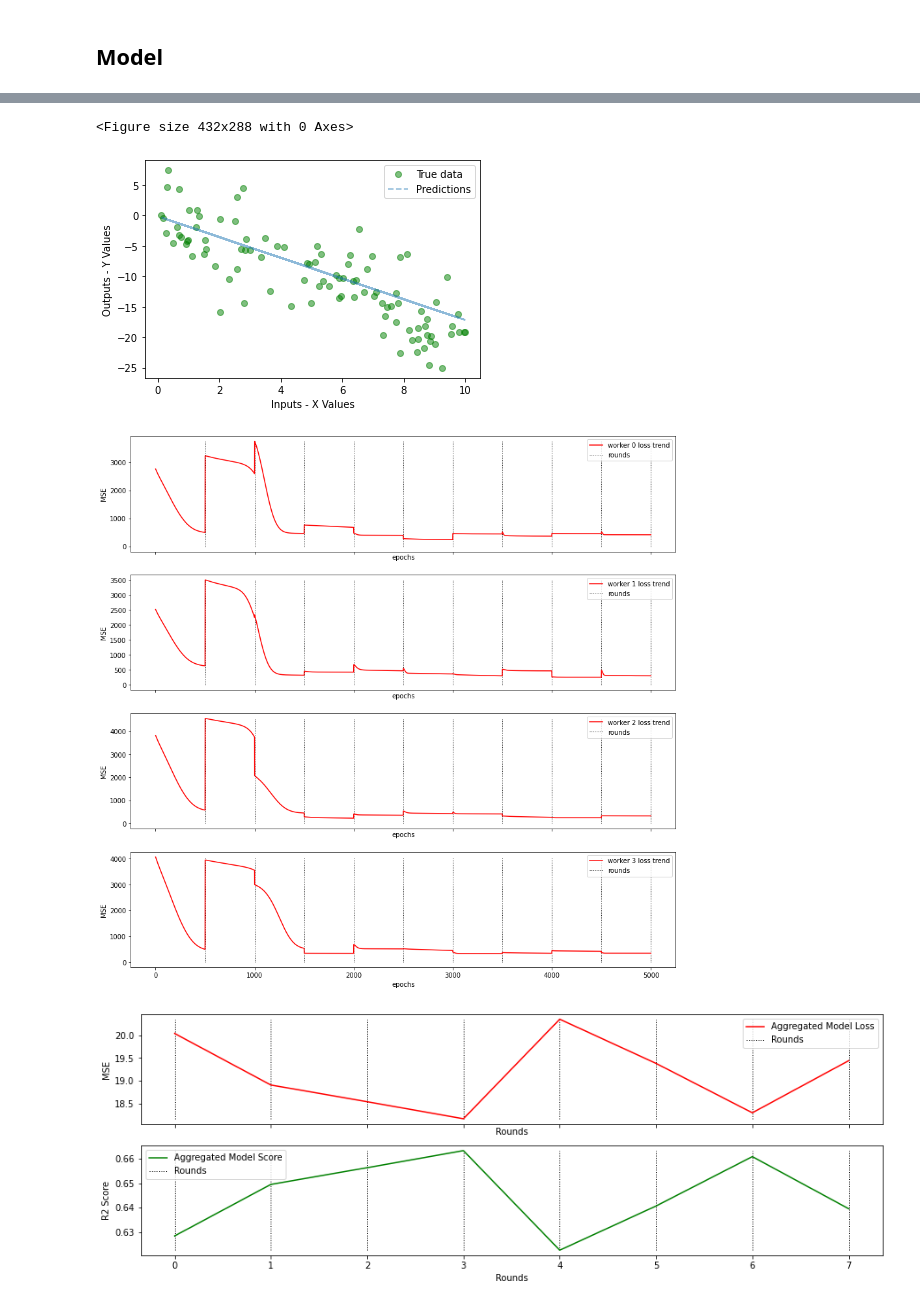
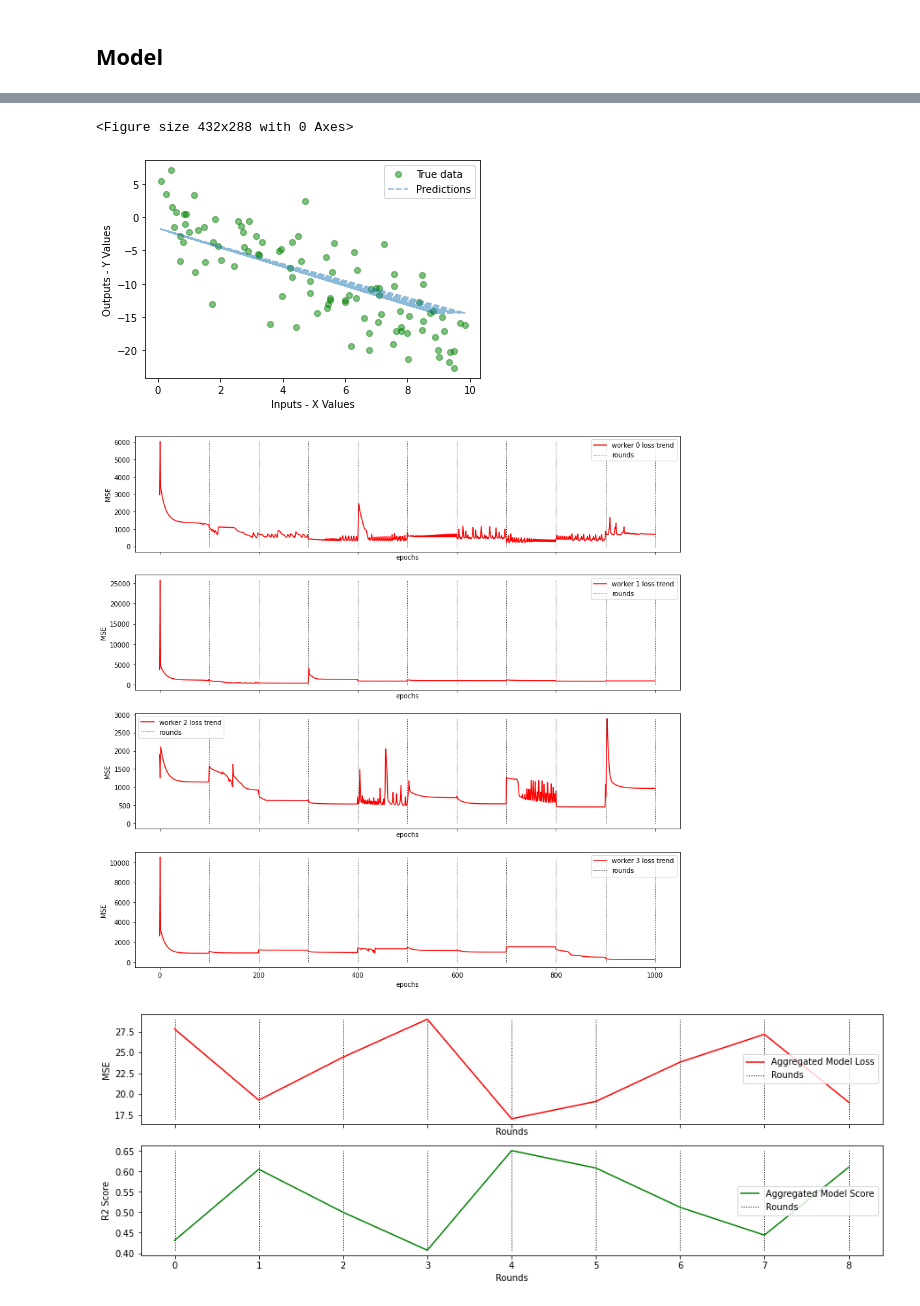
Before and after one commit to alexbergamasco96/NS_FederatedLearning, a Jupyter notebook: Comparison_FedAVG.ipynb, the cells around one changed output, grey strips where cells are left out. Saved outputs shown, nothing was run; the diff lists cells and outputs as text; code cells hidden in the pictures.

Commit message:
fix parameter copy

```diff
--- a/Comparison_FedAVG.ipynb
+++ b/Comparison_FedAVG.ipynb
@@ -103,10 +103,12 @@ for i in range(0, num_rounds):
         # store loss info for current epoch
         worker_losses_dict[j].append(mean_squared_error(test_y, pred_worker))
 
+    pred_server = worker_list[0].evaluate(test_X)
     server.aggregation()
     server.return_to_workers()
 
-    pred_server = server.evaluate(test_X)
+    #pred_server = server.evaluate(test_X)
+
     print('------ROUND {}------'.format(i+1))
     print('Mean squared error: %.3f'
           % mean_squared_error(test_y, pred_server))
@@ -248,7 +250,7 @@ optimizers = []
 for i in w:
 
     criterion.append(torch.nn.MSELoss())
-    optimizers.append(torch.optim.Adam(i.parameters(), lr=learning_rate))
+    optimizers.append(torch.optim.SGD(i.parameters(), lr=learning_rate))
 # %%
 params = []
 
@@ -258,7 +260,7 @@ for i in w:
 # %%
 from collections import defaultdict
 
-local_epochs = 500
+local_epochs = 100
 
 error = []
 score = []
@@ -299,17 +301,7 @@ for i in range(num_rounds):
             loss.backward()
             optimizers[j].step()
 
-        #print("loss:\t{}".format(loss))
-        """
-        predicted = w[j](Variable(torch.from_numpy(test_X).float())).data.numpy()
-
-        print('Mean squared error: %.3f\n'
-              % mean_squared_error(test_y, predicted))
-        print('Coefficient of determinaton: %.3f \n\n'
-              % r2_score(test_y, predicted))
-        error.append(mean_squared_error(test_y, predicted))
-        score.append(r2_score(test_y, predicted))
-        """
+        print("loss:\t{}".format(loss))
 
 
     new_params = list()
@@ -338,14 +330,14 @@ for i in range(num_rounds):
     #    print(torch.norm(tensor_params[n]-tensor_new_params))
 
     with torch.no_grad():
-        for model in params:
-            for param in model:
-                param *= 0
+        #for model in params:
+        #    for param in model:
+        #        param *= 0
 
         for remote_index in range(len(w)):
             for param_index in range(len(params[remote_index])):
                 #params[remote_index][param_index].set_(new_params[param_index])
-                params[remote_index][param_index] = torch.nn.Parameter(new_params[param_index])
+                params[remote_index][param_index] = new_params[param_index].data.clone() #torch.nn.Parameter(new_params[param_index])
 
     predicted = w[0](Variable(torch.from_numpy(test_X).float())).data.numpy()
 
@@ -391,7 +383,7 @@ plt.legend(loc='best')
 plt.show()
 # %% [output]
 <Figure size 432x288 with 0 Axes>
-[figure, old version]
+[figure, new version]
 # %%
 # plot loss over epochs for each worker
 
@@ -408,28 +400,28 @@ for k, v in worker_losses_dict.items():
 
 plt.savefig("loss_trend.pdf", bbox_inches='tight')
 # %% [output]
-[figure, old version]
+[figure, new version]
 # %%
-e = (np.asarray(error))[2:]
-a = (np.asarray(score))[2:]
+e = (np.asarray(error))[1:]
+a = (np.asarray(score))[1:]
 
 fig, axs = plt.subplots(2, 1, sharex=True, figsize=(15, 5))
 
 axs[0].plot(e, label = "Aggregated Model Loss", color = 'red')
 axs[0].set_xlabel("Rounds")
 axs[0].set_ylabel("MSE")
-axs[0].vlines((np.arange(num_rounds-2))[0:], ymin = np.min(e), ymax = np.max(e), linewidth=1, linestyle=':', label = 'Rounds')
+axs[0].vlines((np.arange(num_rounds-1))[0:], ymin = np.min(e), ymax = np.max(e), linewidth=1, linestyle=':', label = 'Rounds')
 axs[0].legend()
 
 axs[1].plot(a, label = "Aggregated Model Score", color = 'green')
 axs[1].set_xlabel("Rounds")
 axs[1].set_ylabel("R2 Score")
-axs[1].vlines((np.arange(num_rounds-2))[0:], ymin = np.min(a), ymax = np.max(a), linewidth=1, linestyle=':', label = 'Rounds')
+axs[1].vlines((np.arange(num_rounds-1))[0:], ymin = np.min(a), ymax = np.max(a), linewidth=1, linestyle=':', label = 'Rounds')
 axs[1].legend()
 
 plt.savefig("Score_trend_LinearRegression.pdf", bbox_inches='tight')
 # %% [output]
-[figure, old version]
+[figure, new version]
 # %%
 N = len(test_X)
 p = len(test_X[0]) + 1
```
Also changed, not shown: parts of 6 cells of this notebook, 3 other files.
